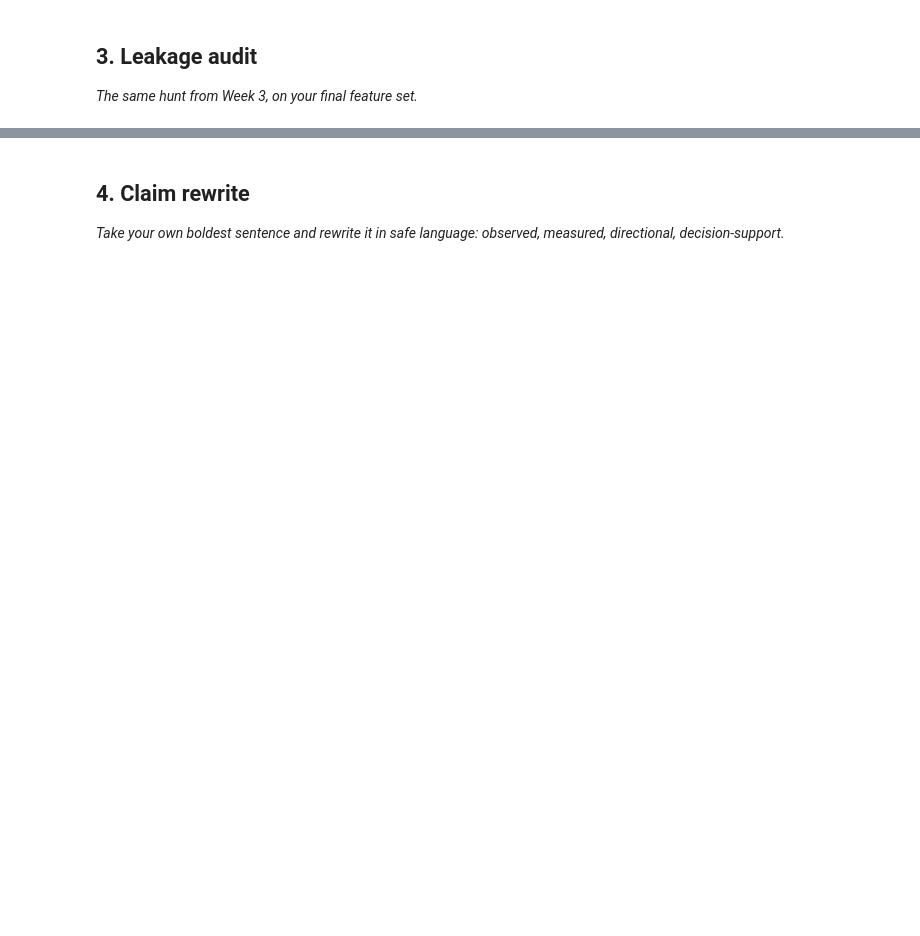
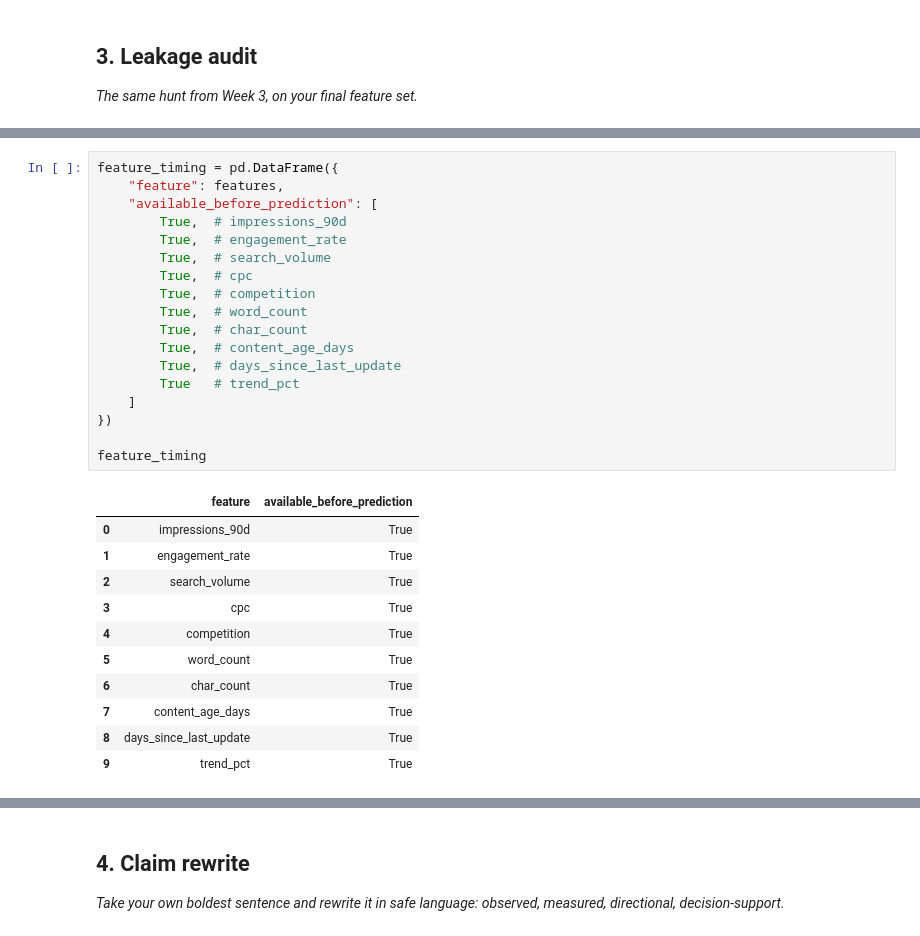
Before and after one commit to farankhandev/flyrank-ml-internship, a Jupyter notebook: work/notebooks/w06_validation_audit.ipynb, the cells around one changed output, grey strips where cells are left out. Drawn from its saved outputs; the diff is of its cells as text; blank space fills up the shorter version.

```diff
--- a/work/notebooks/w06_validation_audit.ipynb
+++ b/work/notebooks/w06_validation_audit.ipynb
@@ -20,0 +292,30 @@ This skeleton is yours to fill. Work the sections **in order** — each one has
+# %%
+feature_timing = pd.DataFrame({
+    "feature": features,
+    "available_before_prediction": [
+        True,  # impressions_90d
+        True,  # engagement_rate
+        True,  # search_volume
+        True,  # cpc
+        True,  # competition
+        True,  # word_count
+        True,  # char_count
+        True,  # content_age_days
+        True,  # days_since_last_update
+        True   # trend_pct
+    ]
+})
+
+feature_timing
+# %% [output]
+|  | feature | available_before_prediction |
+| 0 | impressions_90d | True |
+| 1 | engagement_rate | True |
+| 2 | search_volume | True |
+| 3 | cpc | True |
+| 4 | competition | True |
+| 5 | word_count | True |
+| 6 | char_count | True |
+| 7 | content_age_days | True |
+| 8 | days_since_last_update | True |
+| 9 | trend_pct | True |
```
Also changed, not shown: parts of 19 cells of this notebook.
